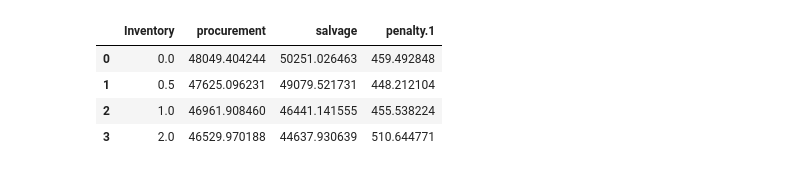
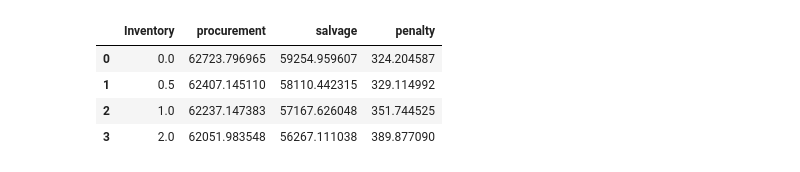
Before and after one commit to songmath-thunderain/msp_models_for_adaptive_disaster_relief_logistics_planning, a Jupyter notebook: Python/output/case-study/table-and-figure/Figure-FA-inventory-KPI.ipynb, the cells around one changed output. Drawn from its saved outputs; the diff is of its cells as text; code cells hidden in the pictures.

```diff
--- a/Python/output/case-study/table-and-figure/Figure-FA-inventory-KPI.ipynb
+++ b/Python/output/case-study/table-and-figure/Figure-FA-inventory-KPI.ipynb
@@ -1,18 +1,18 @@
 # %%
 import pandas as pd
 import matplotlib.pyplot as plt
 import numpy as np
 
 # Load the data
-file_path = '../inventory-SA-FA-KPI-2.xlsx'
+file_path = '../inventory-SA-FA-KPI-1.xlsx'
 data = pd.read_excel(file_path)
 data
 # %% [output]
-|  | Inventory | procurement | salvage | penalty.1 |
-| 0 | 0.0 | 48049.404244 | 50251.026463 | 459.492848 |
-| 1 | 0.5 | 47625.096231 | 49079.521731 | 448.212104 |
-| 2 | 1.0 | 46961.908460 | 46441.141555 | 455.538224 |
-| 3 | 2.0 | 46529.970188 | 44637.930639 | 510.644771 |
+|  | Inventory | procurement | salvage | penalty |
+| 0 | 0.0 | 62723.796965 | 59254.959607 | 324.204587 |
+| 1 | 0.5 | 62407.145110 | 58110.442315 | 329.114992 |
+| 2 | 1.0 | 62237.147383 | 57167.626048 | 351.744525 |
+| 3 | 2.0 | 62051.983548 | 56267.111038 | 389.877090 |
 # %%
 # Extracting the data
 penalty = data['Inventory']
```
Also changed, not shown: parts of 1 cell of this notebook, 37 other files.
